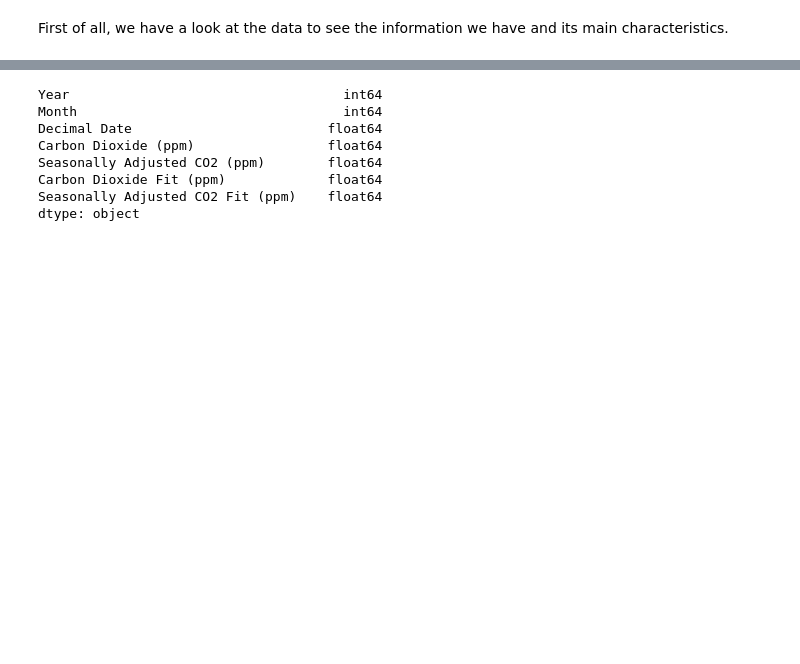
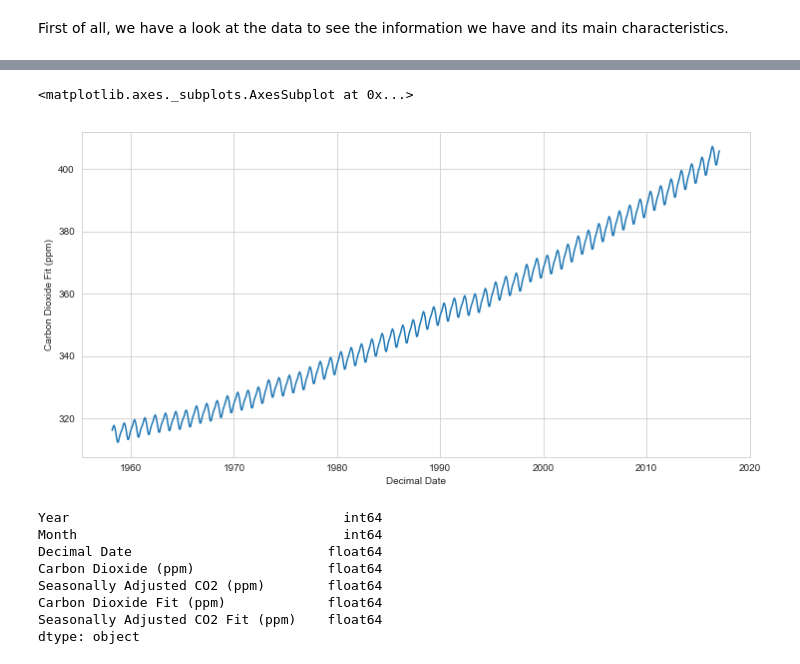
Before and after one commit to annaviper/climate-change, a Jupyter notebook: 1_data_cleaning.ipynb, the cells around one changed output, grey strips where cells are left out. Saved outputs shown, nothing was run; the diff lists cells and outputs as text; code cells hidden in the pictures; blank space fills up the shorter version.

```diff
--- a/1_data_cleaning.ipynb
+++ b/1_data_cleaning.ipynb
@@ -27,3 +40,10 @@ data_co2.head()
+# %%
+plt.figure(figsize=(12,6))
+sns.set_style("whitegrid")
+sns.lineplot(x='Decimal Date', y='Carbon Dioxide Fit (ppm)', data=data_co2)
+# %% [output]
+<matplotlib.axes._subplots.AxesSubplot at 0x...>
+[figure, added]
 # %%
 data_co2.dtypes
 # %% [output]
```
Also changed, not shown: parts of 22 cells of this notebook.
